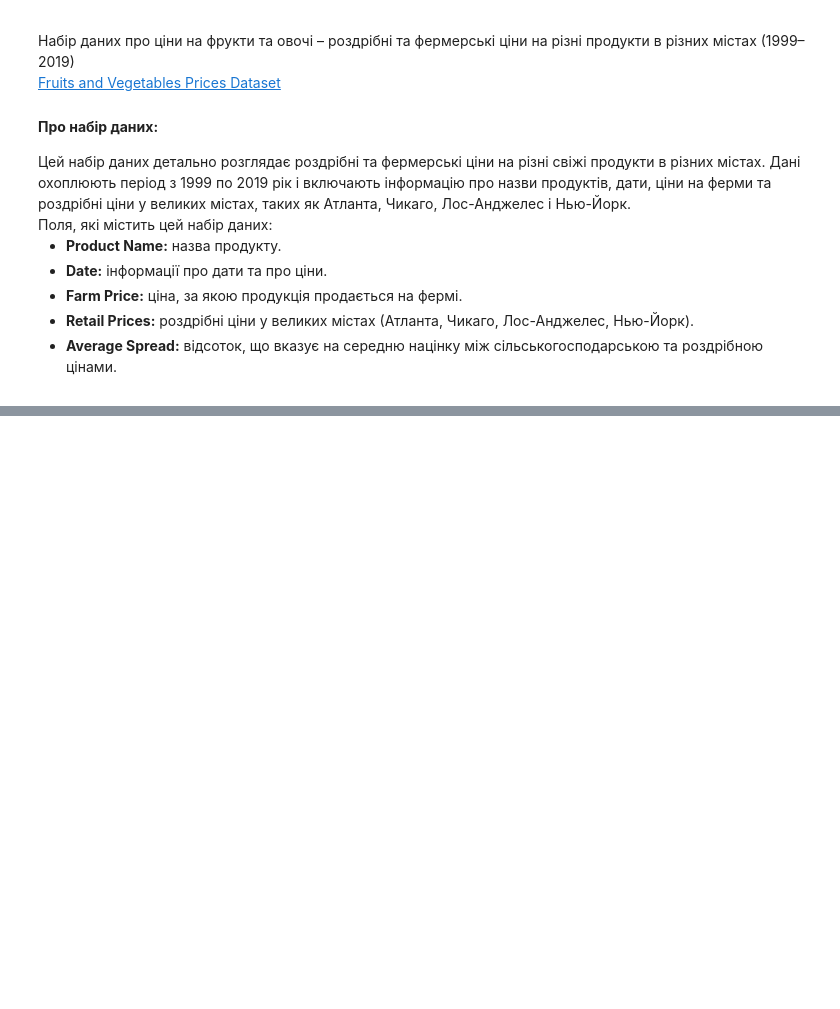
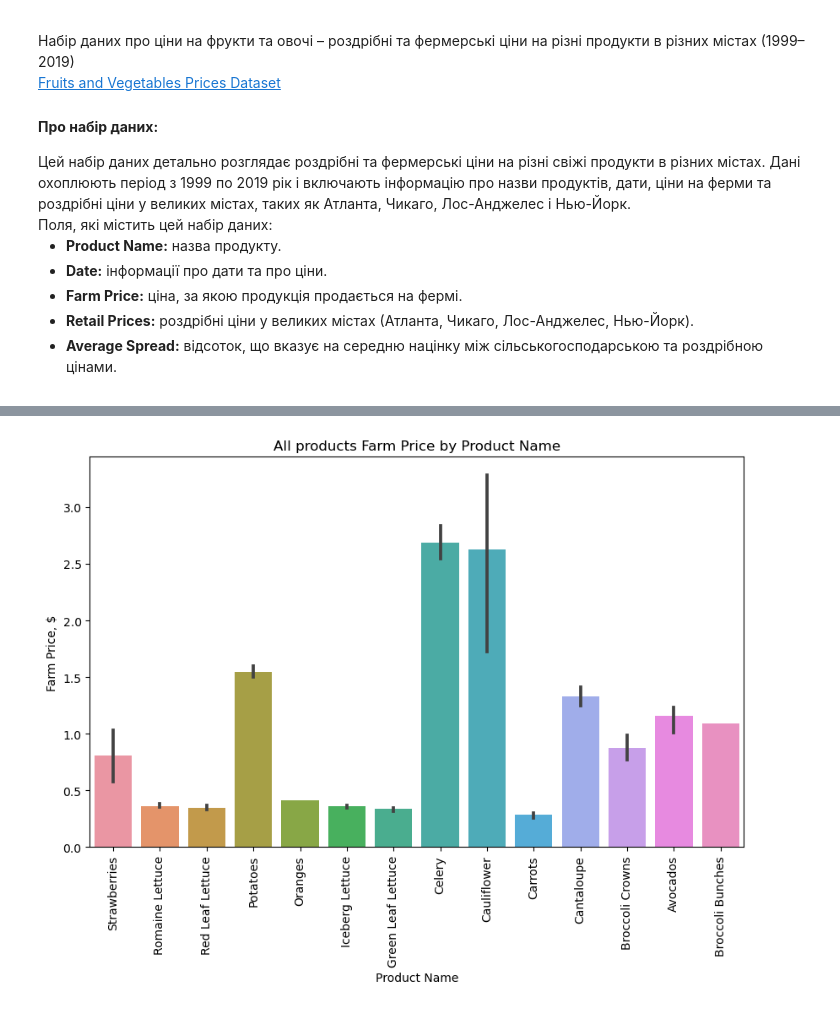
Before and after one commit to Soff4/course-work-products, a Jupyter notebook: main.ipynb, the cells around one changed output, grey strips where cells are left out. Drawn from its saved outputs; the diff is of its cells as text; code cells hidden in the pictures; blank space fills up the shorter version.

```diff
--- a/main.ipynb
+++ b/main.ipynb
@@ -933,0 +890,13 @@ class ProductAnalyze:
+# %%
+plt.figure(figsize=(10, 6))
+data = dataframe.iloc[:50, :]
+
+sns.barplot(data=data, x='productname', y='farmprice')
+
+plt.xlabel('Product Name')
+plt.ylabel('Farm Price, $')
+plt.xticks(rotation=90)
+plt.title('All products Farm Price by Product Name')
+plt.show()
+# %% [output]
+[figure, added]
```
Also changed, not shown: parts of 30 cells of this notebook, 1 other file.
